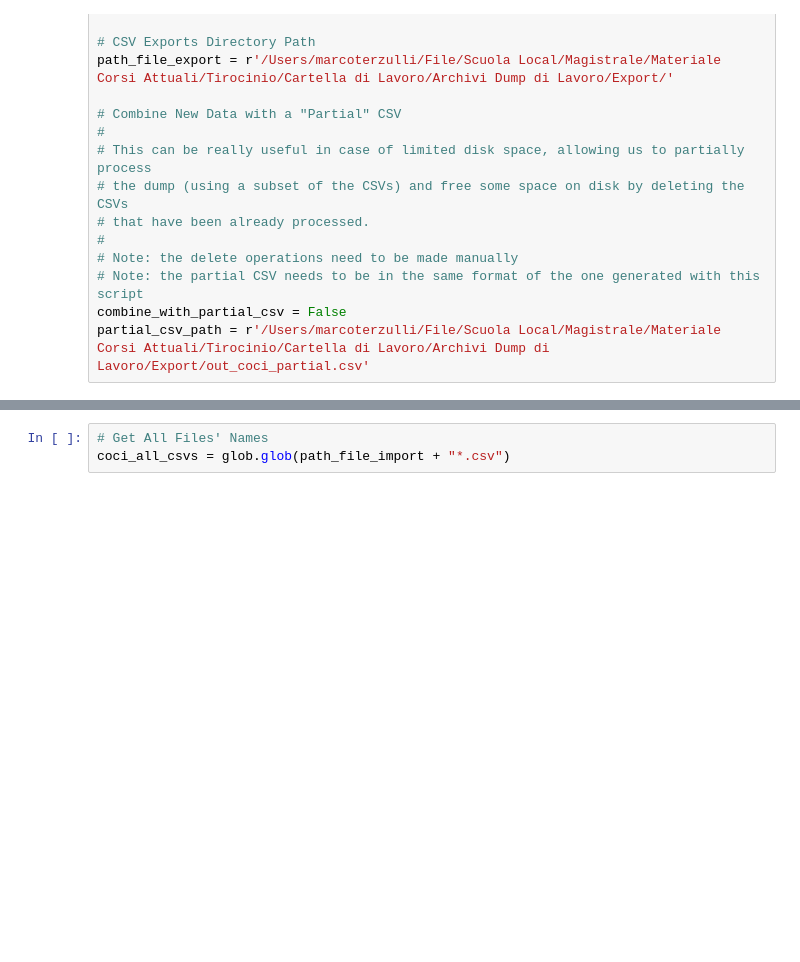
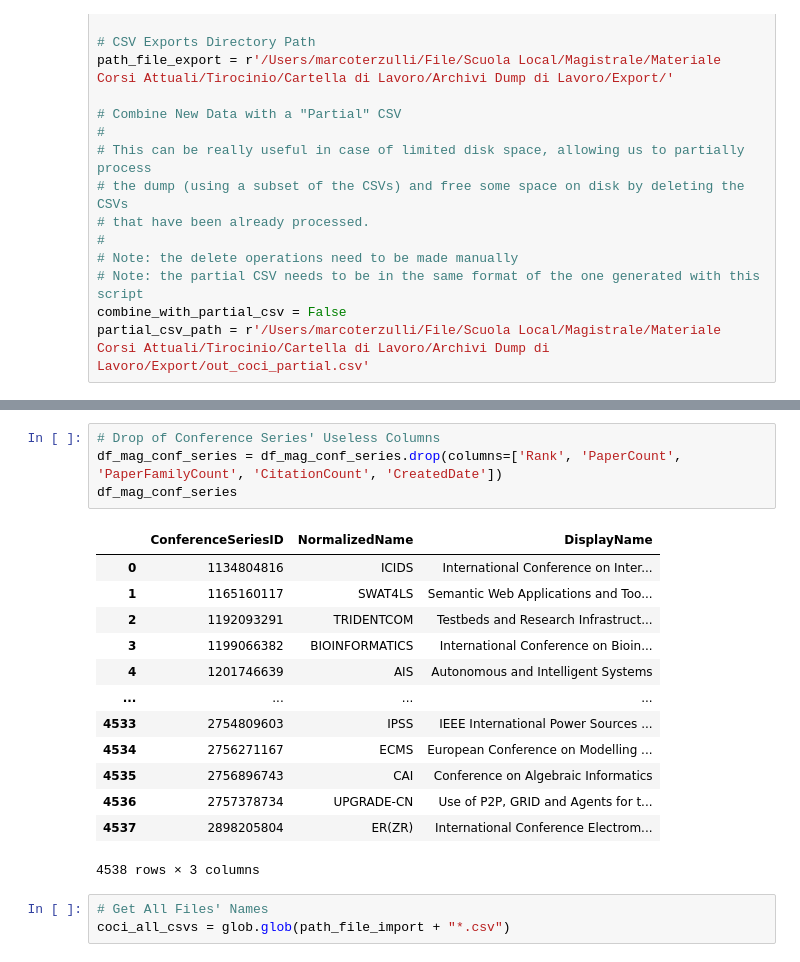
Before and after one commit to MarcoTerzulli/conftur_terzulli, a Jupyter notebook: Test Pipeline Download e Preprocess/preprocess_mag_alpha_1.ipynb, the cells around one changed output, grey strips where cells are left out. Drawn from its saved outputs; the diff is of its cells as text; blank space fills up the shorter version.

```diff
--- a/Test Pipeline Download e Preprocess/preprocess_mag_alpha_1.ipynb
+++ b/Test Pipeline Download e Preprocess/preprocess_mag_alpha_1.ipynb
@@ -39,3 +101,21 @@ partial_csv_path = r'/Users/marcoterzulli/File/Scuola Local/Magistrale/Materiale
+# %%
+# Drop of Conference Series' Useless Columns
+df_mag_conf_series = df_mag_conf_series.drop(columns=['Rank', 'PaperCount', 'PaperFamilyCount', 'CitationCount', 'CreatedDate'])
+df_mag_conf_series
+# %% [output]
+|  | ConferenceSeriesID | NormalizedName | DisplayName |
+| 0 | 1134804816 | ICIDS | International Conference on Inter... |
+| 1 | 1165160117 | SWAT4LS | Semantic Web Applications and Too... |
+| 2 | 1192093291 | TRIDENTCOM | Testbeds and Research Infrastruct... |
+| 3 | 1199066382 | BIOINFORMATICS | International Conference on Bioin... |
+| 4 | 1201746639 | AIS | Autonomous and Intelligent Systems |
+| ... | ... | ... | ... |
+| 4533 | 2754809603 | IPSS | IEEE International Power Sources ... |
+| 4534 | 2756271167 | ECMS | European Conference on Modelling ... |
+| 4535 | 2756896743 | CAI | Conference on Algebraic Informatics |
+| 4536 | 2757378734 | UPGRADE-CN | Use of P2P, GRID and Agents for t... |
+| 4537 | 2898205804 | ER(ZR) | International Conference Electrom... |
+4538 rows × 3 columns
 # %%
 # Get All Files' Names
 coci_all_csvs = glob.glob(path_file_import + "*.csv")
```
Also changed, not shown: parts of 3 cells of this notebook.
